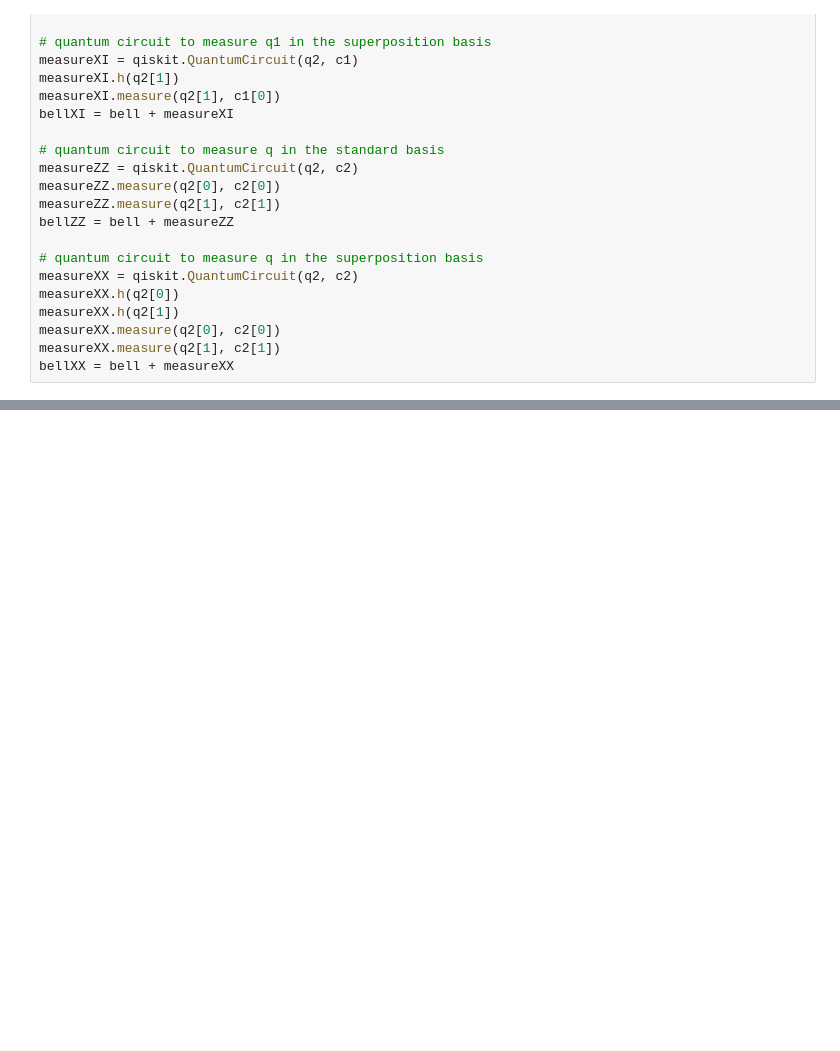
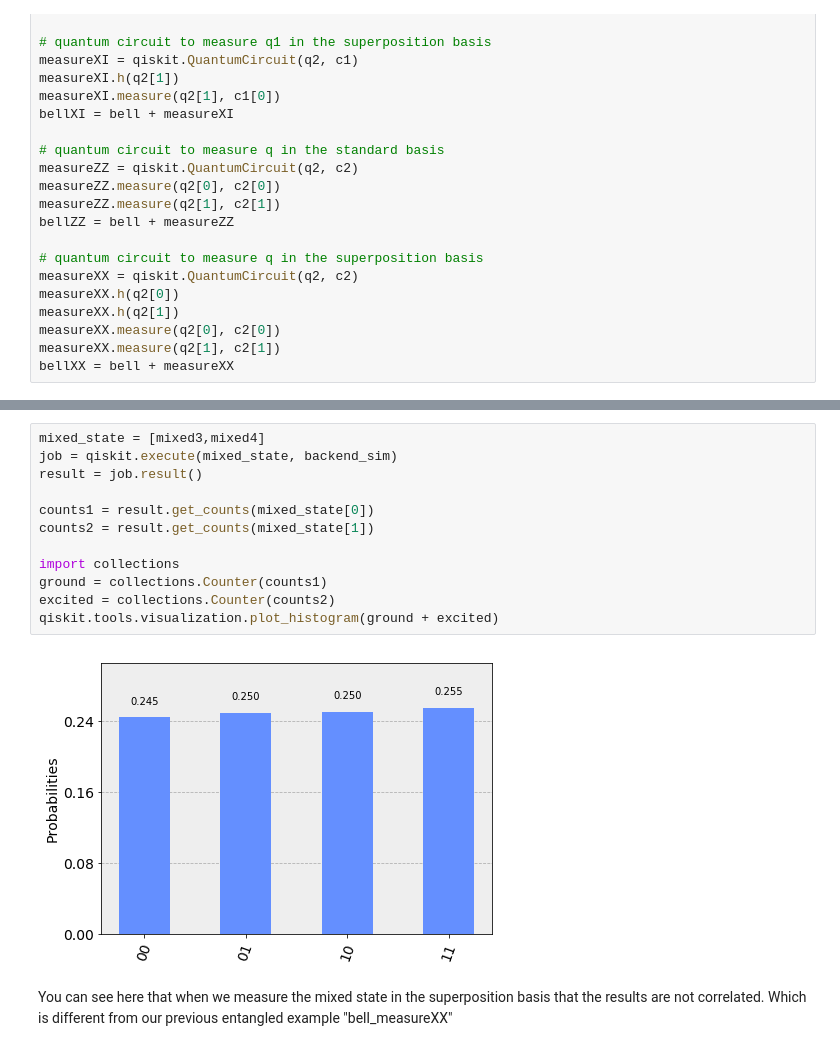
Before and after one commit to mtreinish/qiskit-workshop, a Jupyter notebook: Workshop.ipynb, the cells around one changed output, grey strips where cells are left out. Drawn from its saved outputs; the diff is of its cells as text; blank space fills up the shorter version.

```diff
--- a/Workshop.ipynb
+++ b/Workshop.ipynb
@@ -388,3 +493,19 @@ We do see the same kind of correlation indeed as we observed in the "bell_measur
+# %%
+mixed_state = [mixed3,mixed4]
+job = qiskit.execute(mixed_state, backend_sim)
+result = job.result()
+
+counts1 = result.get_counts(mixed_state[0])
+counts2 = result.get_counts(mixed_state[1])
+
+import collections
+ground = collections.Counter(counts1)
+excited = collections.Counter(counts2)
+qiskit.tools.visualization.plot_histogram(ground + excited)
+# %% [output]
+[figure, added]
+# %% [markdown]
+You can see here that when we measure the mixed state in the superposition basis that the results are not correlated. Which is different from our previous entangled example "bell_measureXX"
 # %% [markdown]
 # More Information
 
```
Also changed, not shown: parts of 52 cells of this notebook, 2 other files.
